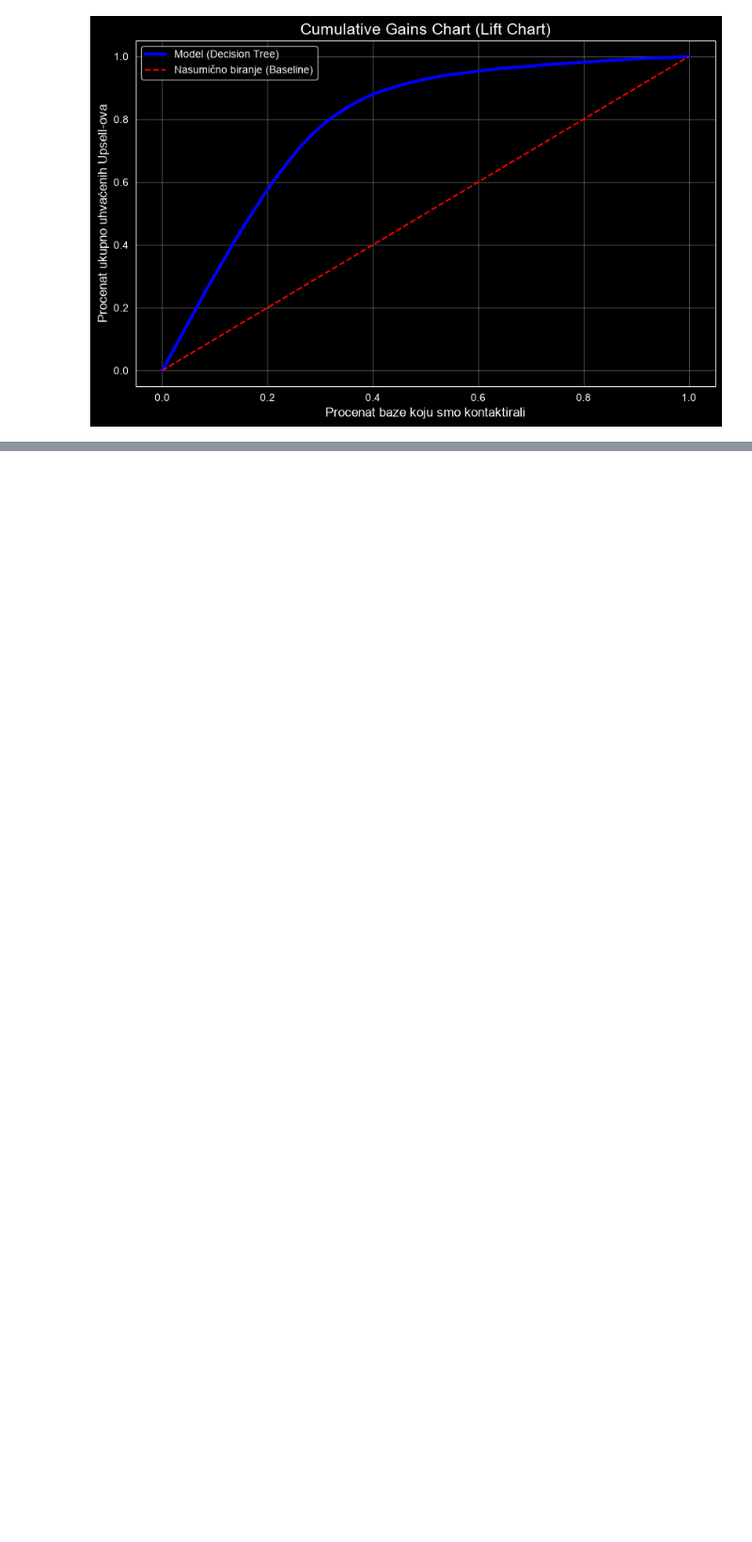
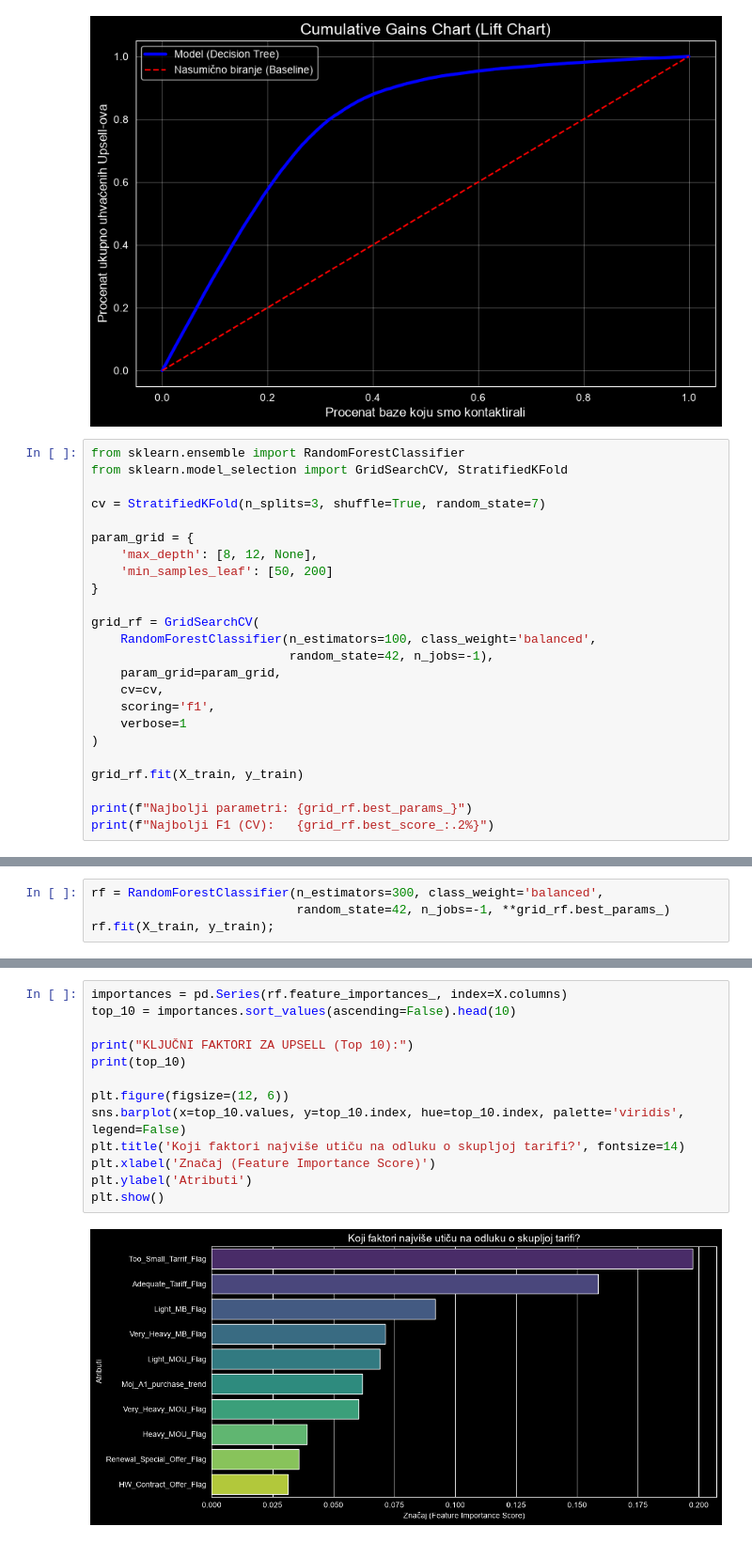
Before and after one commit to ticketflow1/upsell-prediction, a Jupyter notebook: A1.ipynb, the cells around one changed output, grey strips where cells are left out. Shown at 94% size. Drawn from its saved outputs; the diff is of its cells as text; blank space fills up the shorter version.

Commit message:
Random forest

```diff
--- a/A1.ipynb
+++ b/A1.ipynb
@@ -228,3 +228,27 @@ plt.grid(True, alpha=0.3)
 plt.show()
 # %% [output]
 [figure]
+# %%
+from sklearn.ensemble import RandomForestClassifier
+from sklearn.model_selection import GridSearchCV, StratifiedKFold
+
+cv = StratifiedKFold(n_splits=3, shuffle=True, random_state=7)
+
+param_grid = {
+    'max_depth': [8, 12, None],
+    'min_samples_leaf': [50, 200]
+}
+
+grid_rf = GridSearchCV(
+    RandomForestClassifier(n_estimators=100, class_weight='balanced',
+                           random_state=42, n_jobs=-1),
+    param_grid=param_grid,
+    cv=cv,
+    scoring='f1',
+    verbose=1
+)
+
+grid_rf.fit(X_train, y_train)
+
+print(f"Najbolji parametri: {grid_rf.best_params_}")
+print(f"Najbolji F1 (CV):   {grid_rf.best_score_:.2%}")
@@ -230,0 +258,4 @@ plt.show()
+# %%
+rf = RandomForestClassifier(n_estimators=300, class_weight='balanced',
+                            random_state=42, n_jobs=-1, **grid_rf.best_params_)
+rf.fit(X_train, y_train);
@@ -230,0 +279,15 @@ plt.show()
+# %%
+importances = pd.Series(rf.feature_importances_, index=X.columns)
+top_10 = importances.sort_values(ascending=False).head(10)
+
+print("KLJUČNI FAKTORI ZA UPSELL (Top 10):")
+print(top_10)
+
+plt.figure(figsize=(12, 6))
+sns.barplot(x=top_10.values, y=top_10.index, hue=top_10.index, palette='viridis', legend=False)
+plt.title('Koji faktori najviše utiču na odluku o skupljoj tarifi?', fontsize=14)
+plt.xlabel('Značaj (Feature Importance Score)')
+plt.ylabel('Atributi')
+plt.show()
+# %% [output]
+[figure, added]
```
Also changed, not shown: parts of 3 cells of this notebook.
